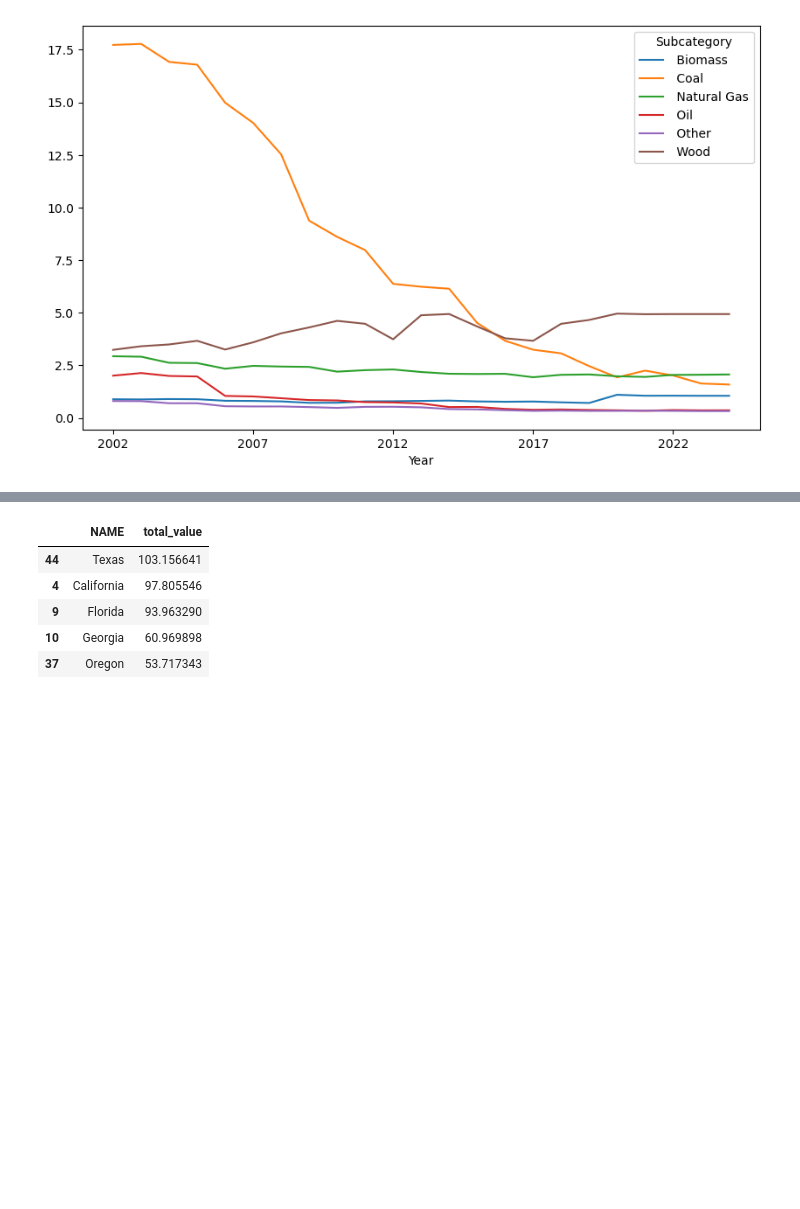
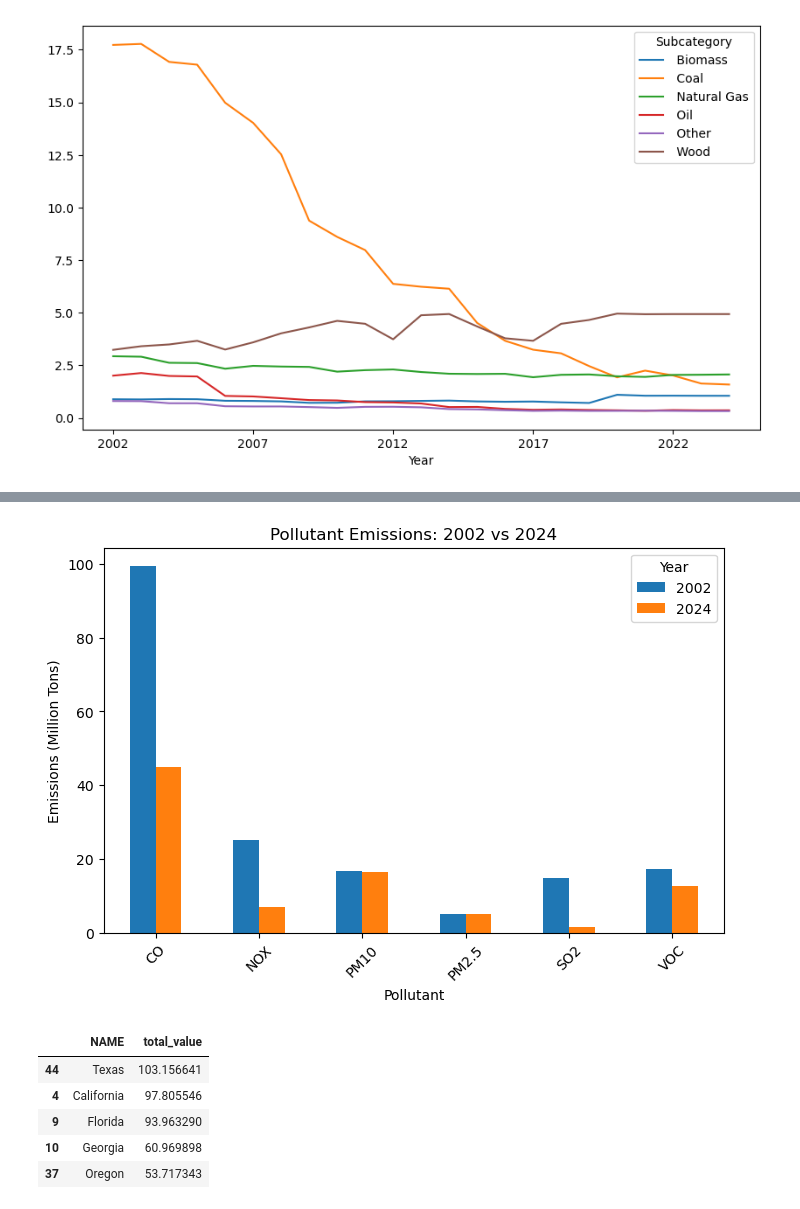
Before and after one commit to ShamithaJino/Air-Pollution-Analysis, a Jupyter notebook: notebook/sector_state_emission_analysis.ipynb, the cells around one changed output, grey strips where cells are left out. Drawn from its saved outputs; the diff is of its cells as text; code cells hidden in the pictures; blank space fills up the shorter version.

```diff
--- a/notebook/sector_state_emission_analysis.ipynb
+++ b/notebook/sector_state_emission_analysis.ipynb
@@ -491,0 +495,14 @@ pollutants_by_year_pivot.plot(figsize=(10,6))
+# %%
+pollutant_analysis_df = filtered_pollutants_df.copy()
+pollutants_2002_2024_df = pollutant_analysis_df[pollutant_analysis_df['Year'].isin(['2002', '2024'])]
+pollutants_year_comparision_df = (
+    pollutants_2002_2024_df
+    .groupby(['Pollutant', 'Year'])['Total_emissions_mlns']
+    .sum()
+    .reset_index(name='pollutant_value')
+)
+# %%
+pollutants_year_pivot_df = pollutants_year_comparision_df.pivot(index='Pollutant', columns='Year', values='pollutant_value')
+pollutants_year_pivot_df['% Change'] = (
+    (pollutants_year_pivot_df['2024'] - pollutants_year_pivot_df['2002']) / pollutants_year_pivot_df['2002']) *100
+pollutants_year_pivot_df
@@ -492,3 +518,12 @@ pollutants_by_year_pivot.plot(figsize=(10,6))
+# %%
+pollutants_year_pivot_df[['2002','2024']].plot(kind='bar', figsize=(8,5))
+
+plt.title('Pollutant Emissions: 2002 vs 2024')
+plt.ylabel('Emissions (Million Tons)')
+plt.xticks(rotation=45)
+plt.show()
+# %% [output]
+[figure, added]
 # %%
 # Top stated with highest CO emissions
 top_states = filtered_pollutants_df[filtered_pollutants_df['Pollutant'] == 'CO']
```
Also changed, not shown: parts of 12 cells of this notebook, 3 other files.
